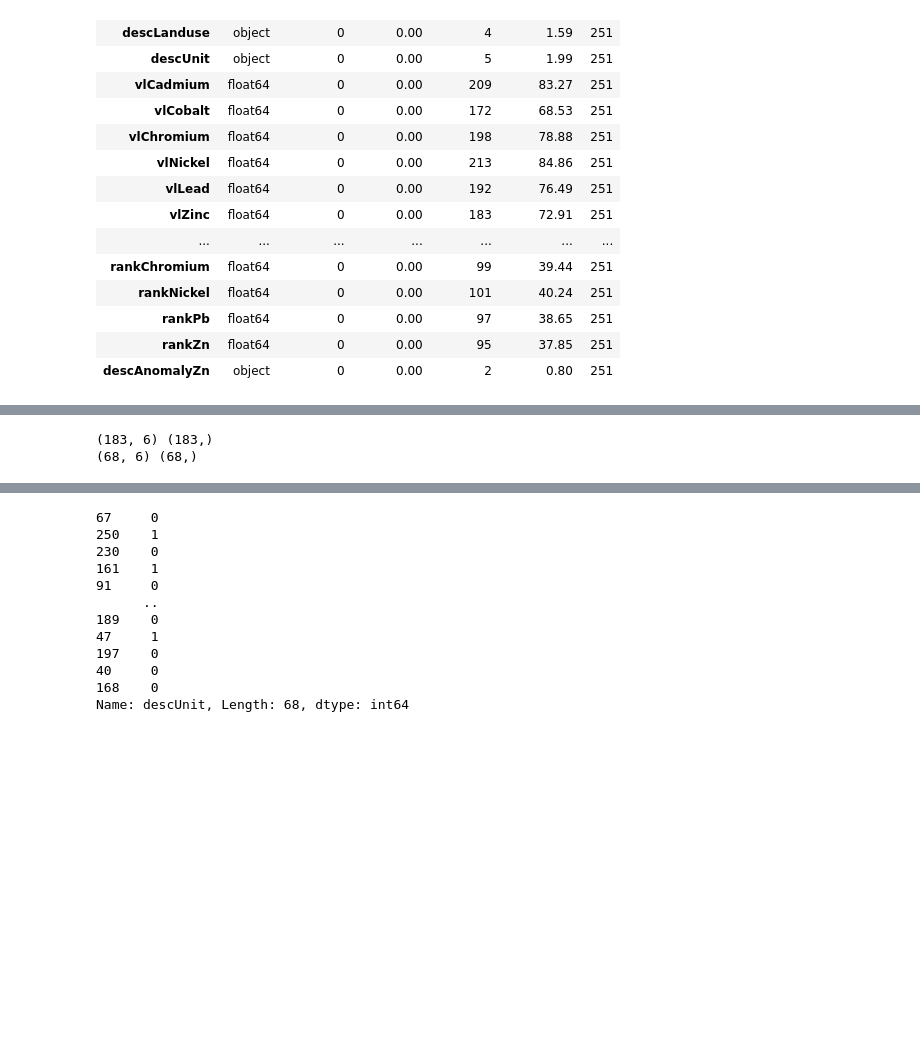
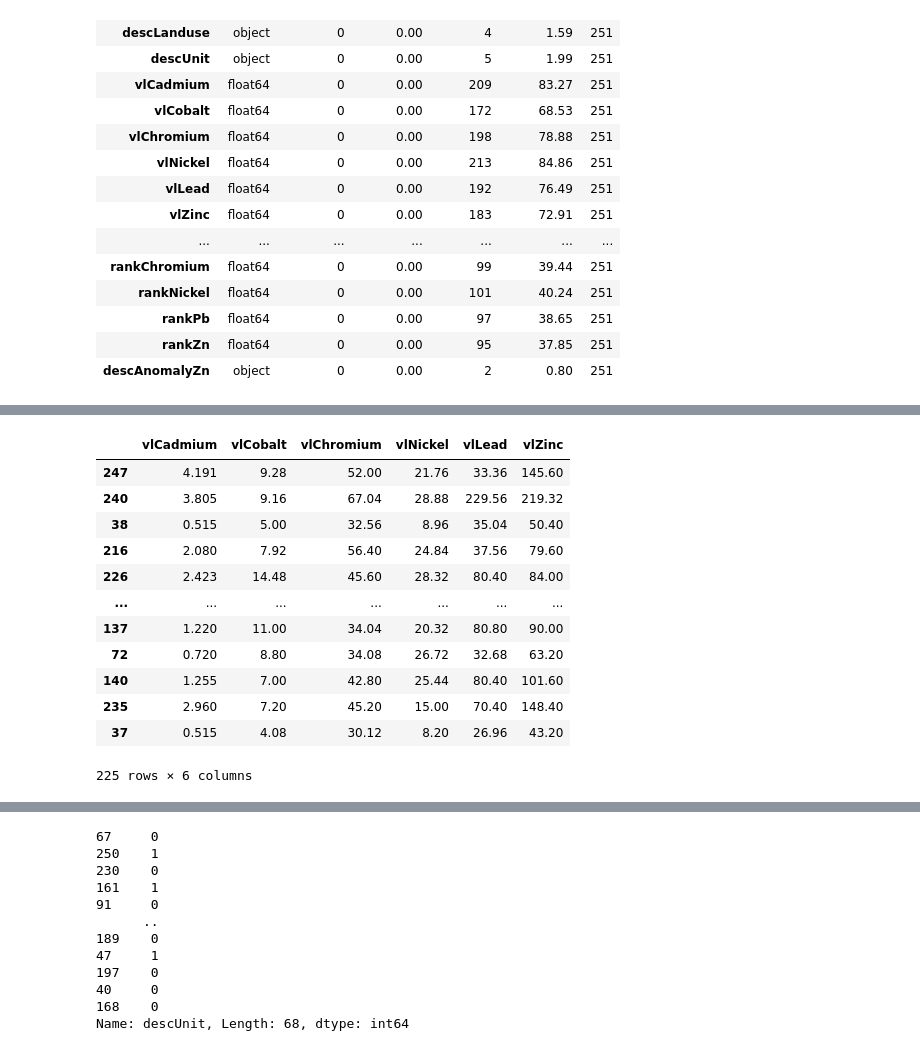
Before and after one commit to luschiro/workflows-geo-data, a Jupyter notebook: modulo_4/modulo_4.ipynb, the cells around one changed output, grey strips where cells are left out. Cells and saved outputs as stored; diff of their text form; code cells hidden in the pictures; blank space fills up the shorter version.

```diff
--- a/modulo_4/modulo_4.ipynb
+++ b/modulo_4/modulo_4.ipynb
@@ -121,12 +123,27 @@ plt.show()
 # %%
 # train - test split
-X_train, X_test, y_train, y_test = train_test_split(df_jura[grade_features], df_jura['descUnit'], random_state=1, test_size=.27)
 
-y_train = y_train.map(lambda x: 0 if x != 'argoviano' else 1)
-y_test = y_test.map(lambda x: 0 if x != 'argoviano' else 1)
+# X represent features whereas y is the target variable
+X_train, X_test, y_train, y_test = train_test_split(df_jura[grade_features], df_jura['descUnit'], random_state=1, test_size=.1)
 
-print(X_train.shape,y_train.shape)
-print(X_test.shape,y_test.shape)
+# simple pipeline that tranforms target variable in binary
+# in this case: is the sample from the Argovian?
+#   1 - yes; 0 - no
+y_train = y_train.map(lambda x: 1 if x == 'argoviano' else 0)
+y_test = y_test.map(lambda x: 1 if x == 'argoviano' else 0)
+
+X_train
 # %% [output]
+|  | vlCadmium | vlCobalt | vlChromium | vlNickel | vlLead | vlZinc |
+| 247 | 4.191 | 9.28 | 52.00 | 21.76 | 33.36 | 145.60 |
+| 240 | 3.805 | 9.16 | 67.04 | 28.88 | 229.56 | 219.32 |
+| 38 | 0.515 | 5.00 | 32.56 | 8.96 | 35.04 | 50.40 |
+| 216 | 2.080 | 7.92 | 56.40 | 24.84 | 37.56 | 79.60 |
+| 226 | 2.423 | 14.48 | 45.60 | 28.32 | 80.40 | 84.00 |
+| ... | ... | ... | ... | ... | ... | ... |
+| 137 | 1.220 | 11.00 | 34.04 | 20.32 | 80.80 | 90.00 |
+| 72 | 0.720 | 8.80 | 34.08 | 26.72 | 32.68 | 63.20 |
+| 140 | 1.255 | 7.00 | 42.80 | 25.44 | 80.40 | 101.60 |
+| 235 | 2.960 | 7.20 | 45.20 | 15.00 | 70.40 | 148.40 |
+| 37 | 0.515 | 4.08 | 30.12 | 8.20 | 26.96 | 43.20 |
-(183, 6) (183,)
-(68, 6) (68,)
+225 rows × 6 columns
```
Also changed, not shown: parts of 10 cells of this notebook.
